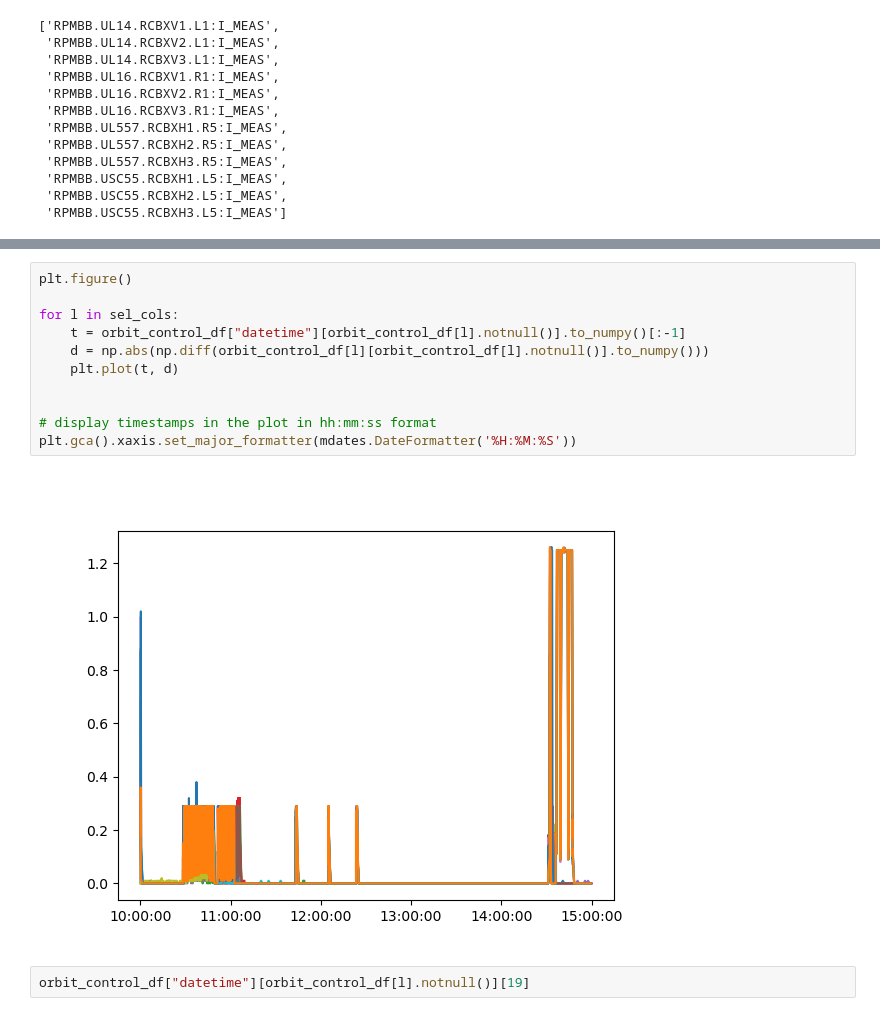
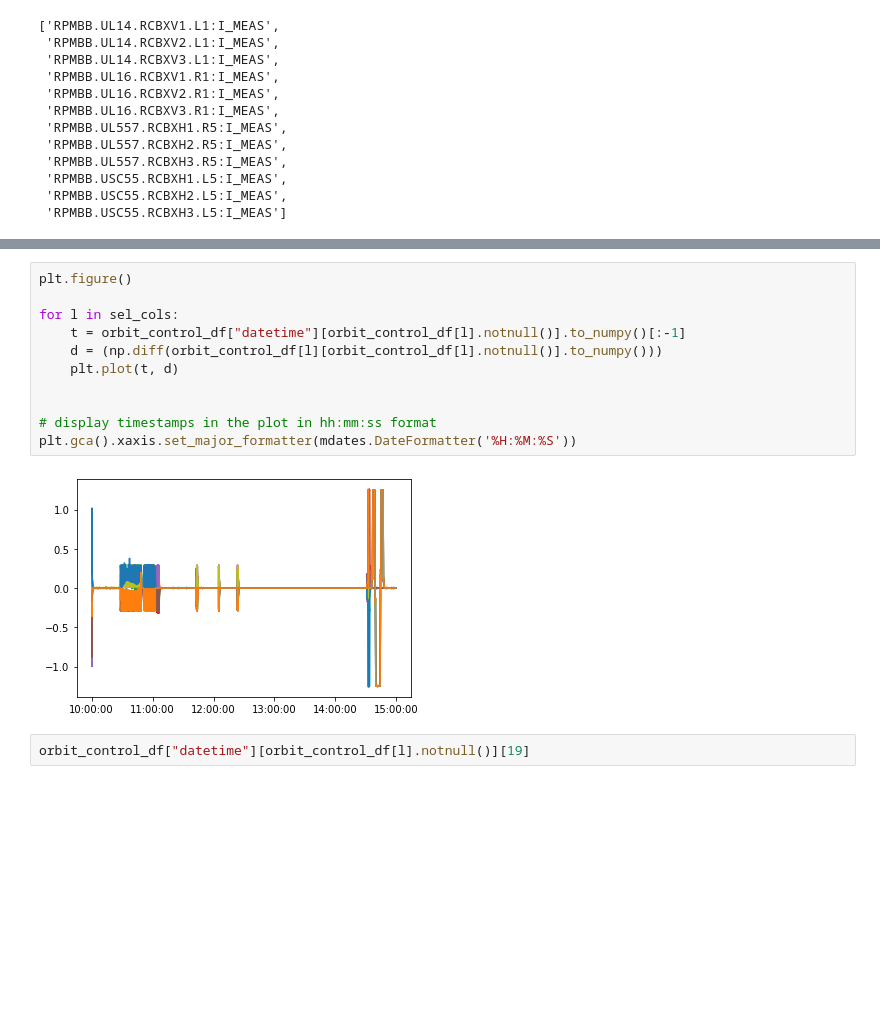
Before and after one commit to carlidel/wire_compensator_data, a Jupyter notebook: variable_setup.ipynb, the cells around one changed output, grey strips where cells are left out. Saved outputs shown, nothing was run; the diff lists cells and outputs as text; blank space fills up the shorter version.

```diff
--- a/variable_setup.ipynb
+++ b/variable_setup.ipynb
@@ -238,16 +238,16 @@ plt.gca().xaxis.set_major_formatter(mdates.DateFormatter('%H:%M:%S'))
 # %%
 plt.figure()
 
 for l in sel_cols:
     t = orbit_control_df["datetime"][orbit_control_df[l].notnull()].to_numpy()[:-1]
-    d = np.abs(np.diff(orbit_control_df[l][orbit_control_df[l].notnull()].to_numpy()))
+    d = (np.diff(orbit_control_df[l][orbit_control_df[l].notnull()].to_numpy()))
     plt.plot(t, d)
 
 
 # display timestamps in the plot in hh:mm:ss format
 plt.gca().xaxis.set_major_formatter(mdates.DateFormatter('%H:%M:%S'))
 # %% [output]
-[figure, old version]
+[figure, new version]
 # %%
 orbit_control_df["datetime"][orbit_control_df[l].notnull()][19]
 # %% [output]
```
Also changed, not shown: parts of 12 cells of this notebook, 2 other files.
